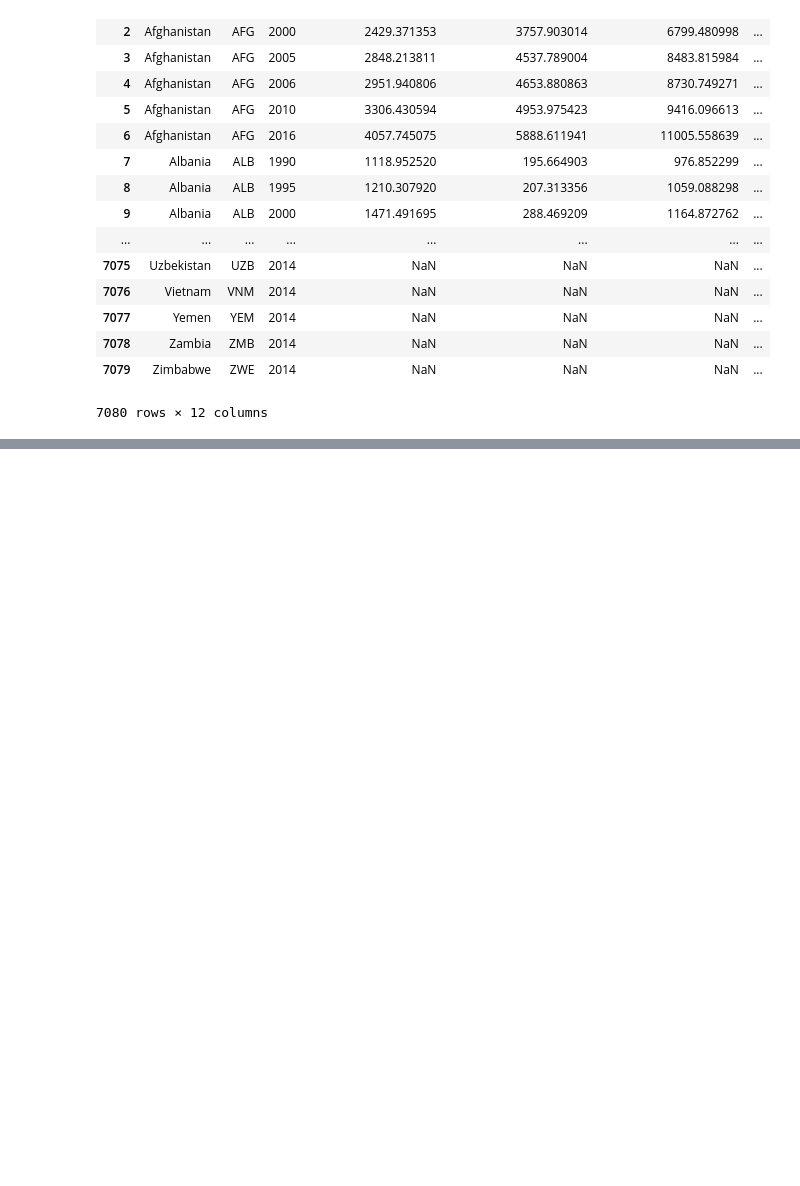
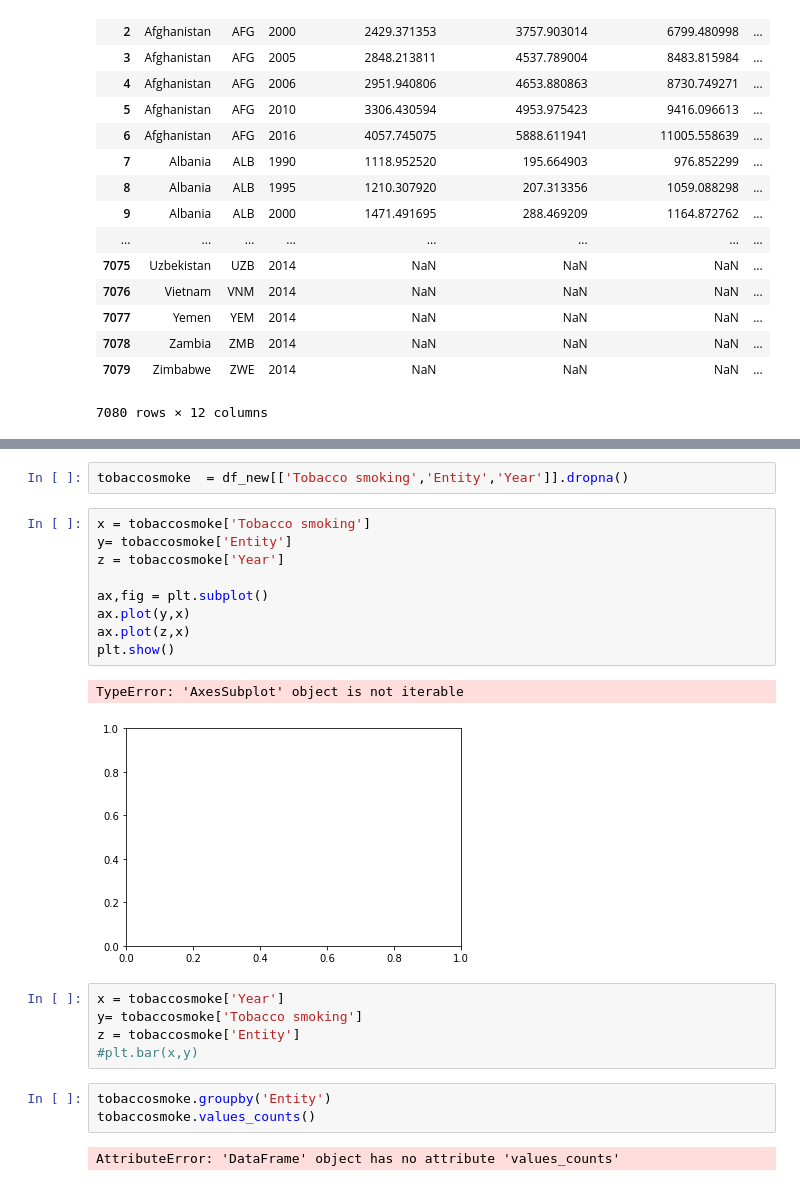
Before and after one commit to nradich/Project-1, a Jupyter notebook: tobacco/Tobacco Use.ipynb, the cells around one changed output, grey strips where cells are left out. Drawn from its saved outputs; the diff is of its cells as text; blank space fills up the shorter version.

Commit message:
Me playing around with the data

```diff
--- a/tobacco/Tobacco Use.ipynb
+++ b/tobacco/Tobacco Use.ipynb
@@ -71,0 +136,24 @@ df_new
+# %%
+tobaccosmoke  = df_new[['Tobacco smoking','Entity','Year']].dropna()
+# %%
+x = tobaccosmoke['Tobacco smoking']
+y= tobaccosmoke['Entity']
+z = tobaccosmoke['Year']
+
+ax,fig = plt.subplot()
+ax.plot(y,x)
+ax.plot(z,x)
+plt.show()
+# %% [output]
+TypeError: 'AxesSubplot' object is not iterable
+[figure, added]
+# %%
+x = tobaccosmoke['Year']
+y= tobaccosmoke['Tobacco smoking']
+z = tobaccosmoke['Entity']
+#plt.bar(x,y)
+# %%
+tobaccosmoke.groupby('Entity')
+tobaccosmoke.values_counts()
+# %% [output]
+AttributeError: 'DataFrame' object has no attribute 'values_counts'
```
Also changed, not shown: parts of 10 cells of this notebook.
